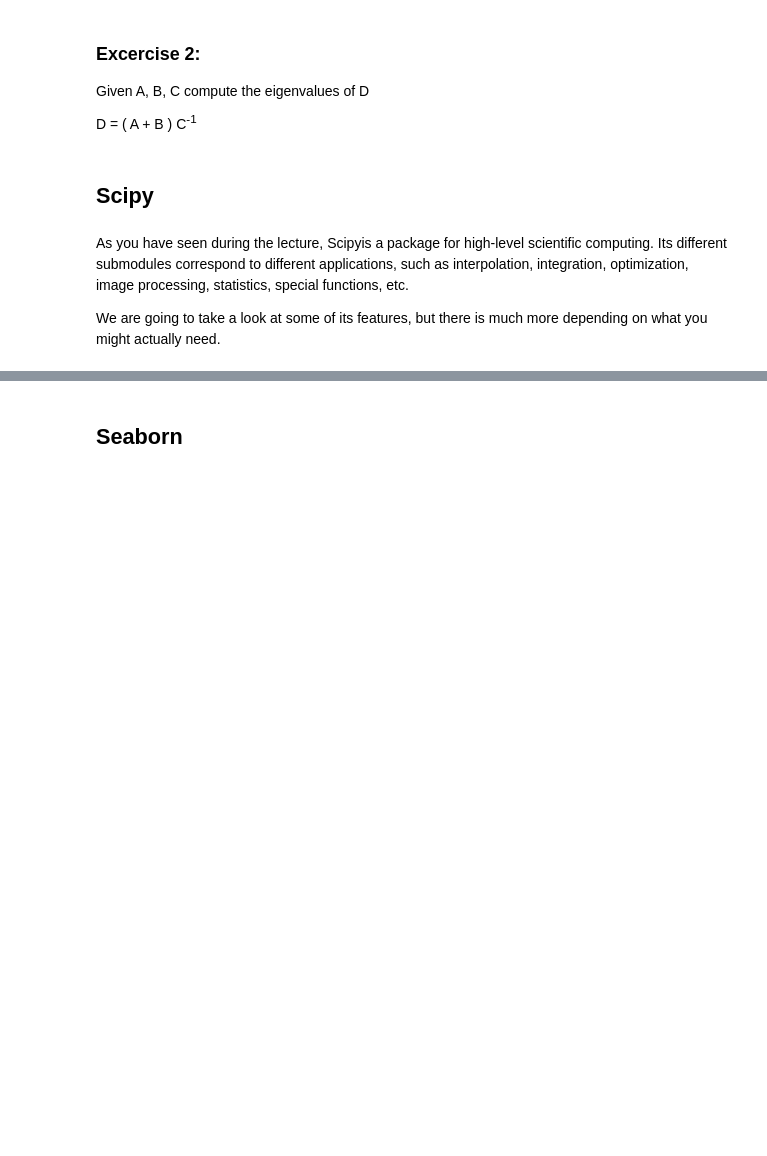
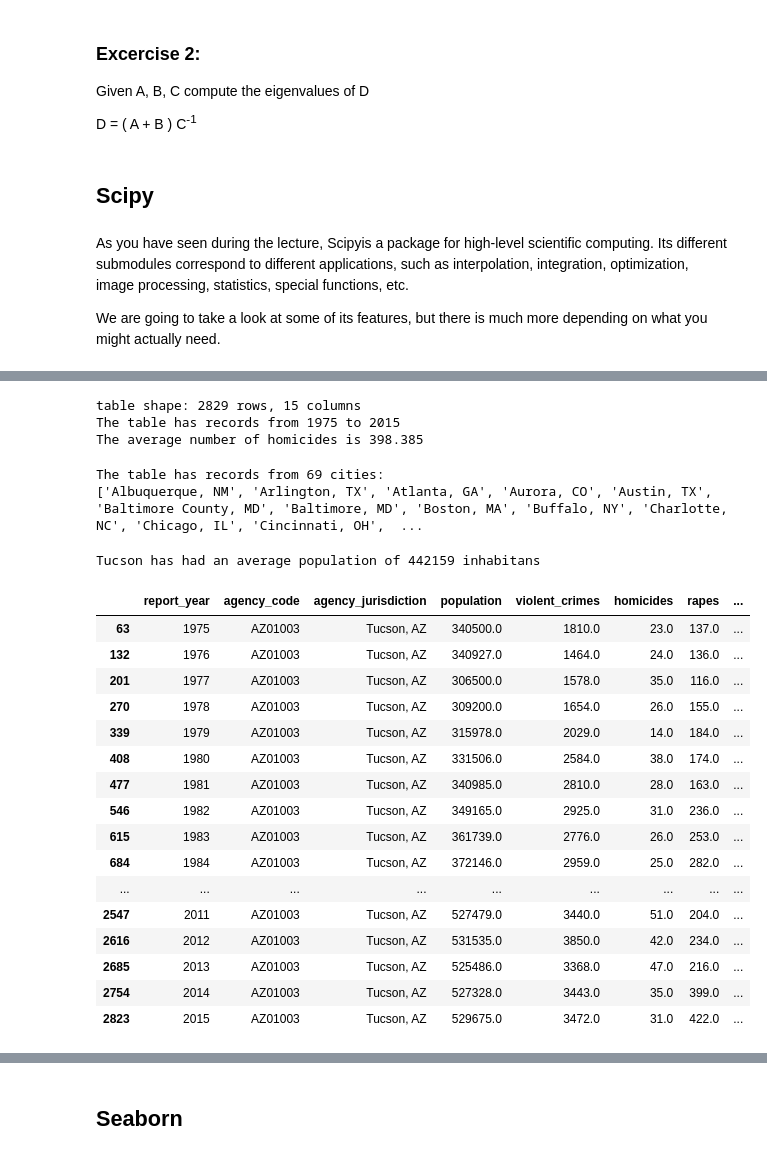
Before and after one commit to violafanfani/bootcamp2018, a Jupyter notebook: intro_to_python/intro_to_scientific_programming.ipynb, the cells around one changed output, grey strips where cells are left out. Saved outputs shown, nothing was run; the diff lists cells and outputs as text; code cells hidden in the pictures; blank space fills up the shorter version.

```diff
--- a/intro_to_python/intro_to_scientific_programming.ipynb
+++ b/intro_to_python/intro_to_scientific_programming.ipynb
@@ -317,0 +490,7 @@ We are going to take a look at some of its features, but there is much more depe
+# %%
+## Read the report.csv table and look what's inside
+
+with open("data/report.csv","r") as f:
+    crime_table=pd.read_table(f, sep=",")
+
+crime_table.head()
@@ -317,0 +504,44 @@ We are going to take a look at some of its features, but there is much more depe
+# %%
+# Retrievieng information from the table
+
+print("table shape: %d rows, %d columns" %crime_table.shape )
+print("The table has records from %d to %d" %(crime_table["report_year"].min(),crime_table["report_year"].max() ))
+print("The average number of homicides is %5.3f" %crime_table["homicides"].mean())
+# %% [output]
+table shape: 2829 rows, 15 columns
+The table has records from 1975 to 2015
+The average number of homicides is 398.385
+# %%
+cities=[city for city,tab in crime_table.groupby("agency_jurisdiction")]
+print("The table has records from %d cities:" %len(cities) )
+print(cities)
+# %% [output]
+The table has records from 69 cities:
+['Albuquerque, NM', 'Arlington, TX', 'Atlanta, GA', 'Aurora, CO', 'Austin, TX', 'Baltimore County, MD', 'Baltimore, MD', 'Boston, MA', 'Buffalo, NY', 'Charlotte, NC', 'Chicago, IL', 'Cincinnati, OH',  ...
+# %%
+# What is the trend for the Tucson, AZ jurisdiction?
+
+tucson=crime_table[crime_table["agency_jurisdiction"]=='Tucson, AZ']
+
+print("Tucson has had an average population of %d inhabitans" %tucson["population"].mean())
+
+tucson
+# %% [output]
+Tucson has had an average population of 442159 inhabitans
+|  | report_year | agency_code | agency_jurisdiction | population | violent_crimes | homicides | rapes | ... |
+| 63 | 1975 | AZ01003 | Tucson, AZ | 340500.0 | 1810.0 | 23.0 | 137.0 | ... |
+| 132 | 1976 | AZ01003 | Tucson, AZ | 340927.0 | 1464.0 | 24.0 | 136.0 | ... |
+| 201 | 1977 | AZ01003 | Tucson, AZ | 306500.0 | 1578.0 | 35.0 | 116.0 | ... |
+| 270 | 1978 | AZ01003 | Tucson, AZ | 309200.0 | 1654.0 | 26.0 | 155.0 | ... |
+| 339 | 1979 | AZ01003 | Tucson, AZ | 315978.0 | 2029.0 | 14.0 | 184.0 | ... |
+| 408 | 1980 | AZ01003 | Tucson, AZ | 331506.0 | 2584.0 | 38.0 | 174.0 | ... |
+| 477 | 1981 | AZ01003 | Tucson, AZ | 340985.0 | 2810.0 | 28.0 | 163.0 | ... |
+| 546 | 1982 | AZ01003 | Tucson, AZ | 349165.0 | 2925.0 | 31.0 | 236.0 | ... |
+| 615 | 1983 | AZ01003 | Tucson, AZ | 361739.0 | 2776.0 | 26.0 | 253.0 | ... |
+| 684 | 1984 | AZ01003 | Tucson, AZ | 372146.0 | 2959.0 | 25.0 | 282.0 | ... |
+| ... | ... | ... | ... | ... | ... | ... | ... | ... |
+| 2547 | 2011 | AZ01003 | Tucson, AZ | 527479.0 | 3440.0 | 51.0 | 204.0 | ... |
+| 2616 | 2012 | AZ01003 | Tucson, AZ | 531535.0 | 3850.0 | 42.0 | 234.0 | ... |
+| 2685 | 2013 | AZ01003 | Tucson, AZ | 525486.0 | 3368.0 | 47.0 | 216.0 | ... |
+| 2754 | 2014 | AZ01003 | Tucson, AZ | 527328.0 | 3443.0 | 35.0 | 399.0 | ... |
+| 2823 | 2015 | AZ01003 | Tucson, AZ | 529675.0 | 3472.0 | 31.0 | 422.0 | ... |
```
Also changed, not shown: parts of 28 cells of this notebook.
